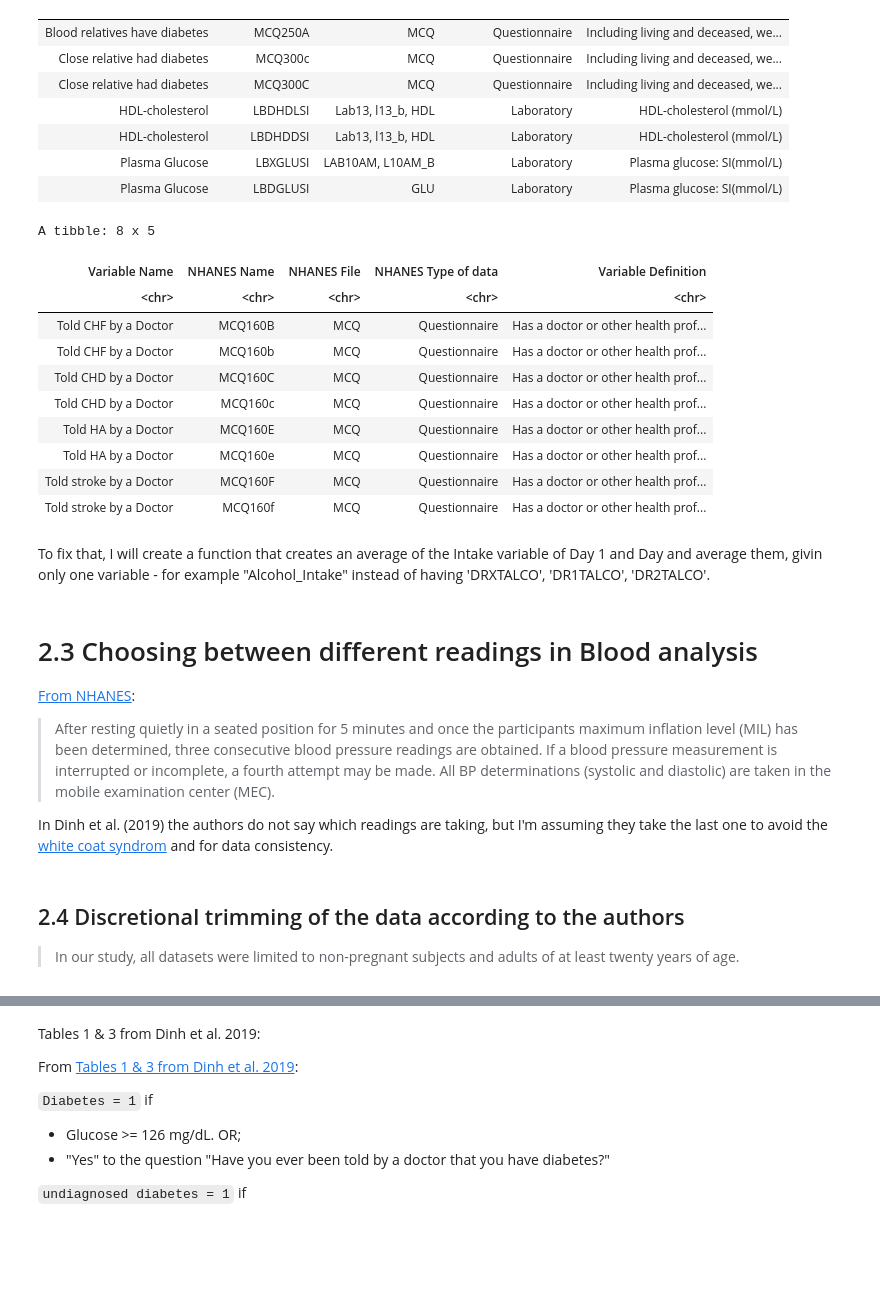
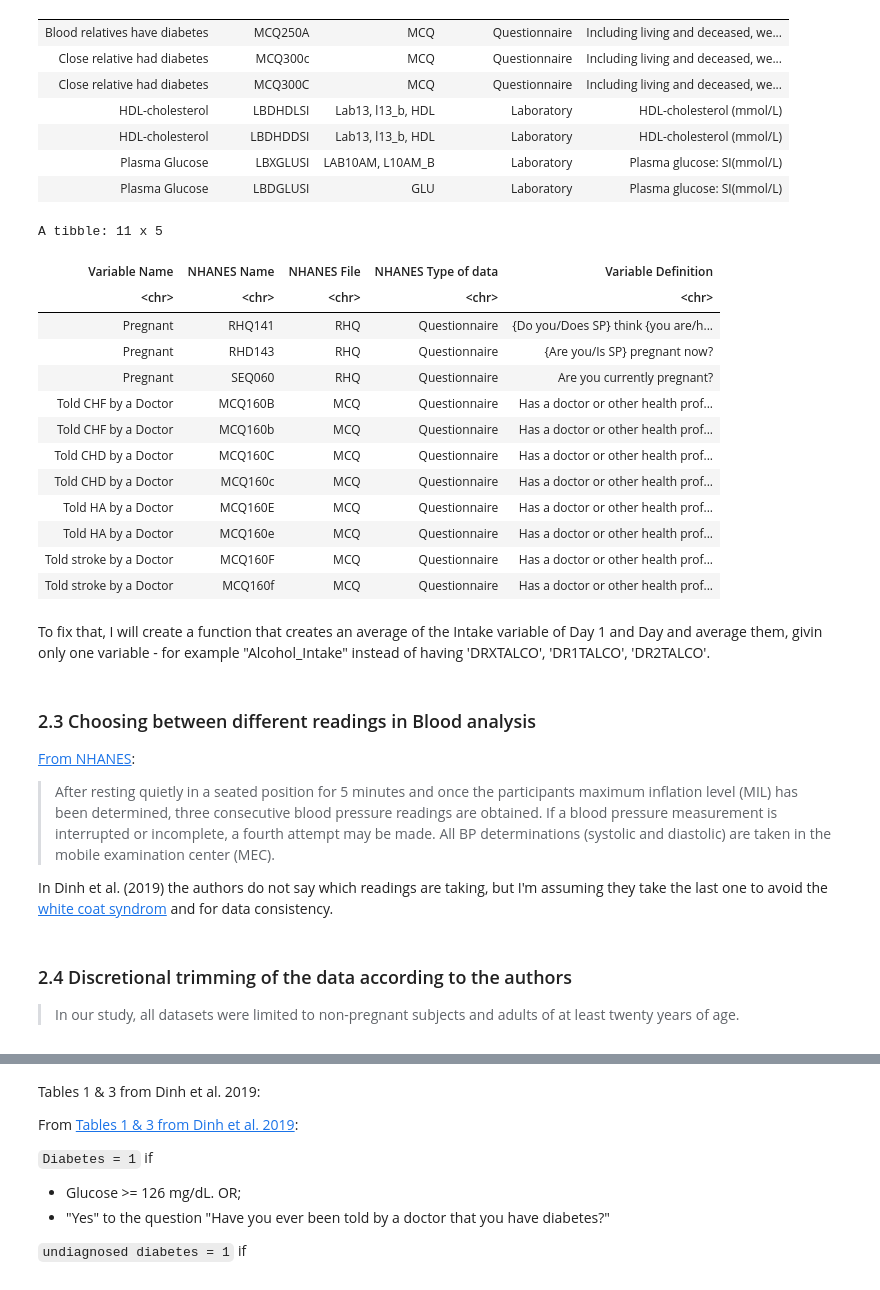
Before and after one commit to pipegalera/ml_diabetes, a Jupyter notebook: papers/Dinh et al. (2019)/R_replicate_Dinh.ipynb, the cells around one changed output, grey strips where cells are left out. Cells and saved outputs as stored; diff of their text form; code cells hidden in the pictures; blank space fills up the shorter version.

```diff
--- a/papers/Dinh et al. (2019)/R_replicate_Dinh.ipynb
+++ b/papers/Dinh et al. (2019)/R_replicate_Dinh.ipynb
@@ -80,6 +79,6 @@ For now, I will consider the variables taken from [Figure 5](https://raw.githubu
 # %%
-DATA_PATH <- "/Users/pipegalera/dev/ml_diabetes/data/NHANES/"
-dinh_2019_vars <- read_excel(paste0(DATA_PATH, "dinh_2019_variables_doc.xlsx"))
+DINH_DOCS_PATH <- "/Users/pipegalera/dev/ml_diabetes/data/processed/NHANES/"
+dinh_2019_vars <- read_excel(paste0(DINH_DOCS_PATH, "dinh_2019_variables_doc.xlsx"))
 
 head(dinh_2019_vars[c("Variable Name", "NHANES Name")], n=15)
 # %% [output]
@@ -362,7 +382,7 @@ And same questions are coded differnetly as well:
 It can be seen here:
 # %%
 # Similar questions (or the same) with different NHANES variable codes
-var_docs <- read_excel(paste0(DATA_PATH, "dinh_2019_variables_doc.xlsx"))
+var_docs <- read_excel(paste0(DINH_DOCS_PATH, "dinh_2019_variables_doc.xlsx"))
 var_docs |>
   filter(`NHANES Name` %in% c('MCQ250A', 'MCQ300C', 'MCQ300c', 'LBDHDDSI', 'LBDHDLSI', 'LBXGLUSI', 'LBDGLUSI'))
 # %% [output]
@@ -378,11 +398,14 @@ A tibble: 7 x 5
 | Plasma Glucose | LBDGLUSI | GLU | Laboratory | Plasma glucose: SI(mmol/L) |
 # %%
 var_docs |>
-  filter(`NHANES Name` %in% c('MCQ160b', 'MCQ160B', 'MCQ160c', 'MCQ160C', 'MCQ160F', 'MCQ160f', 'MCQ160E', 'MCQ160e'))
+  filter(`NHANES Name` %in% c('MCQ160b', 'MCQ160B', 'MCQ160c', 'MCQ160C', 'MCQ160F', 'MCQ160f', 'MCQ160E', 'MCQ160e', 'SEQ060','RHQ141','RHD143'))
 # %% [output]
-A tibble: 8 x 5
+A tibble: 11 x 5
 | Variable Name | NHANES Name | NHANES File | NHANES Type of data | Variable Definition |
 | <chr> | <chr> | <chr> | <chr> | <chr> |
+| Pregnant | RHQ141 | RHQ | Questionnaire | {Do you/Does SP} think {you are/h... |
+| Pregnant | RHD143 | RHQ | Questionnaire | {Are you/Is SP} pregnant now? |
+| Pregnant | SEQ060 | RHQ | Questionnaire | Are you currently pregnant? |
 | Told CHF by a Doctor | MCQ160B | MCQ | Questionnaire | Has a doctor or other health prof... |
 | Told CHF by a Doctor | MCQ160b | MCQ | Questionnaire | Has a doctor or other health prof... |
 | Told CHD by a Doctor | MCQ160C | MCQ | Questionnaire | Has a doctor or other health prof... |
@@ -445,5 +471,5 @@ df_formatted <- df_formatted |>
 # %% [markdown]
-# 2.3 Choosing between different readings in Blood analysis
+### 2.3 Choosing between different readings in Blood analysis
 
 [From NHANES](https://wwwn.cdc.gov/Nchs/Nhanes/2013-2014/BPX_H.htm):
 
@@ -462,6 +488,6 @@ df_formatted <- df_formatted |>
             BPXSY4, BPXSY3, BPXSY2, BPXSY1)
   )
 # %% [markdown]
-## 2.4 Discretional trimming of the data according to the authors
+### 2.4 Discretional trimming of the data according to the authors
 
 > In our study, all datasets were limited to non-pregnant subjects and adults of at least twenty years of age.
```
Also changed, not shown: parts of 39 cells of this notebook, 1 other file.
